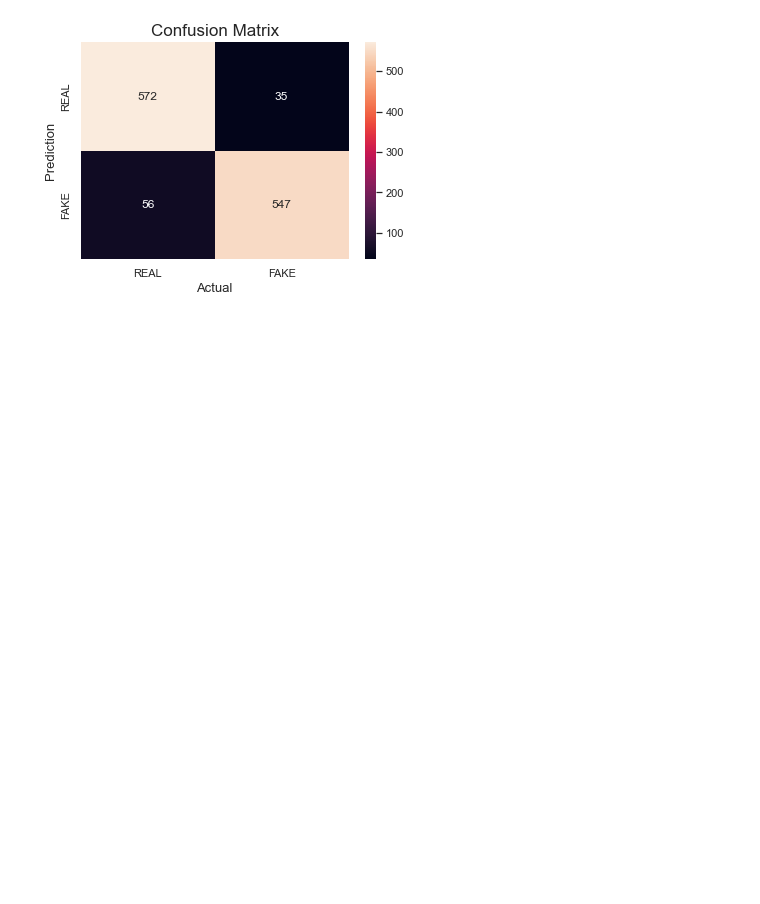
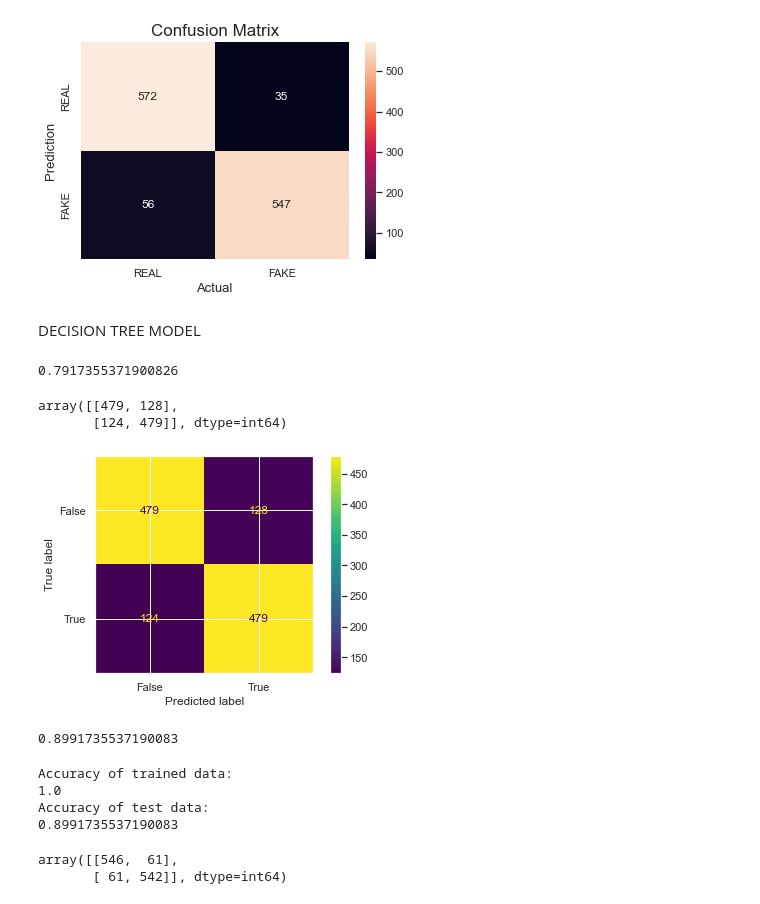
Before and after one commit to lavanya120/FAKENEWS, a Jupyter notebook: fake news.ipynb, the cells around one changed output. Drawn from its saved outputs; the diff is of its cells as text; code cells hidden in the pictures; blank space fills up the shorter version.

Commit message:
model1

```diff
--- a/fake news.ipynb
+++ b/fake news.ipynb
@@ -436,3 +436,5 @@ plt.show
 # %% [output]
 <function matplotlib.pyplot.show(close=None, block=None)>
 [figure]
+# %% [markdown]
+DECISION TREE MODEL
@@ -438,0 +443,28 @@ plt.show
+# %%
+dt=DecisionTreeClassifier()
+#Fitting Decision Tree model
+model2=dt.fit(x_train, y_train)
+y_pred=model2.predict(x_test)
+# %%
+accuracy=sklearn.metrics.accuracy_score(y_test,y_pred)
+print(accuracy)
+# %% [output]
+0.7917355371900826
+# %%
+from sklearn.metrics import confusion_matrix
+cm= confusion_matrix(y_test,y_pred)
+cm
+# %% [output]
+array([[479, 128],
+       [124, 479]], dtype=int64)
+# %%
+from sklearn import metrics
+cm = metrics.confusion_matrix(y_test, model2.predict(x_test))
+
+cm_display = metrics.ConfusionMatrixDisplay(confusion_matrix=cm,
+                                            display_labels=[False, True])
+
+cm_display.plot()
+plt.show()
+# %% [output]
+[figure, added]
@@ -438,0 +478,22 @@ plt.show
+# %%
+accuracy=sklearn.metrics.accuracy_score(y_test,y_pred)
+print(accuracy)
+# %% [output]
+0.8991735537190083
+# %%
+print("Accuracy of trained data:")
+print(accuracy_score(y_train, model3.predict(x_train)))
+print("Accuracy of test data:")
+print(accuracy_score(y_test, model3.predict(x_test)))
+# %% [output]
+Accuracy of trained data:
+1.0
+Accuracy of test data:
+0.8991735537190083
+# %%
+from sklearn.metrics import confusion_matrix
+cm= confusion_matrix(y_test,y_pred)
+cm
+# %% [output]
+array([[546,  61],
+       [ 61, 542]], dtype=int64)
```
Also changed, not shown: parts of 4 cells of this notebook.
